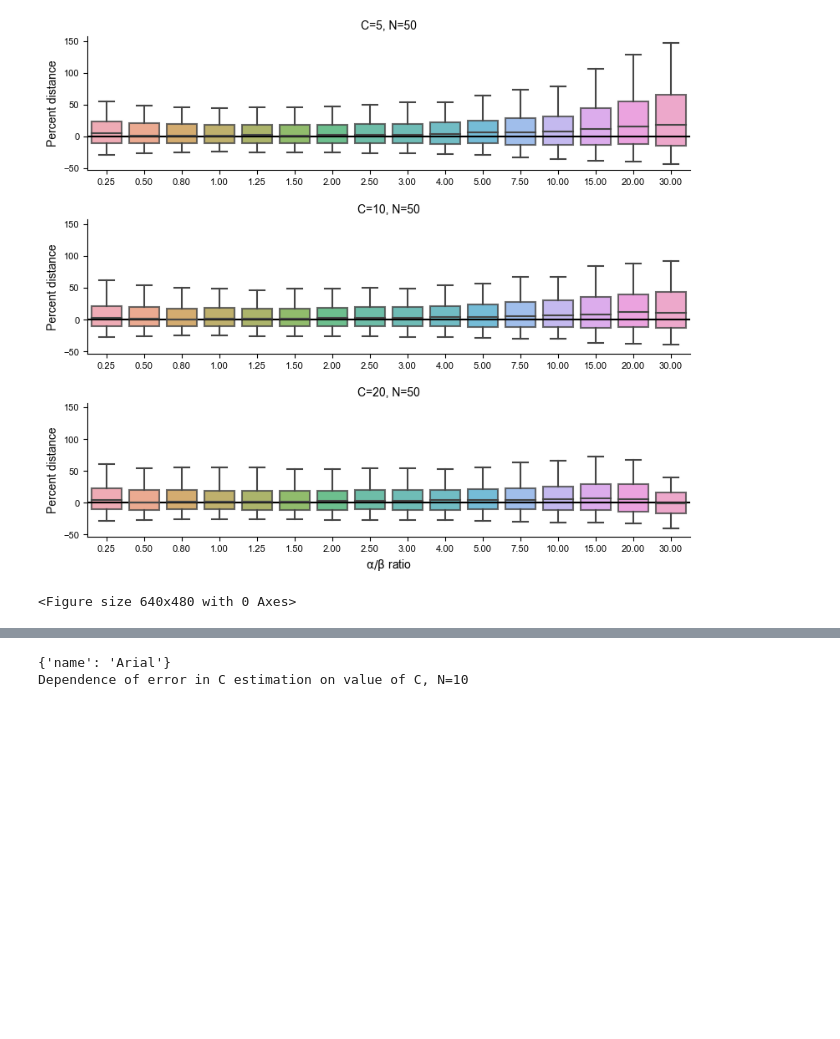
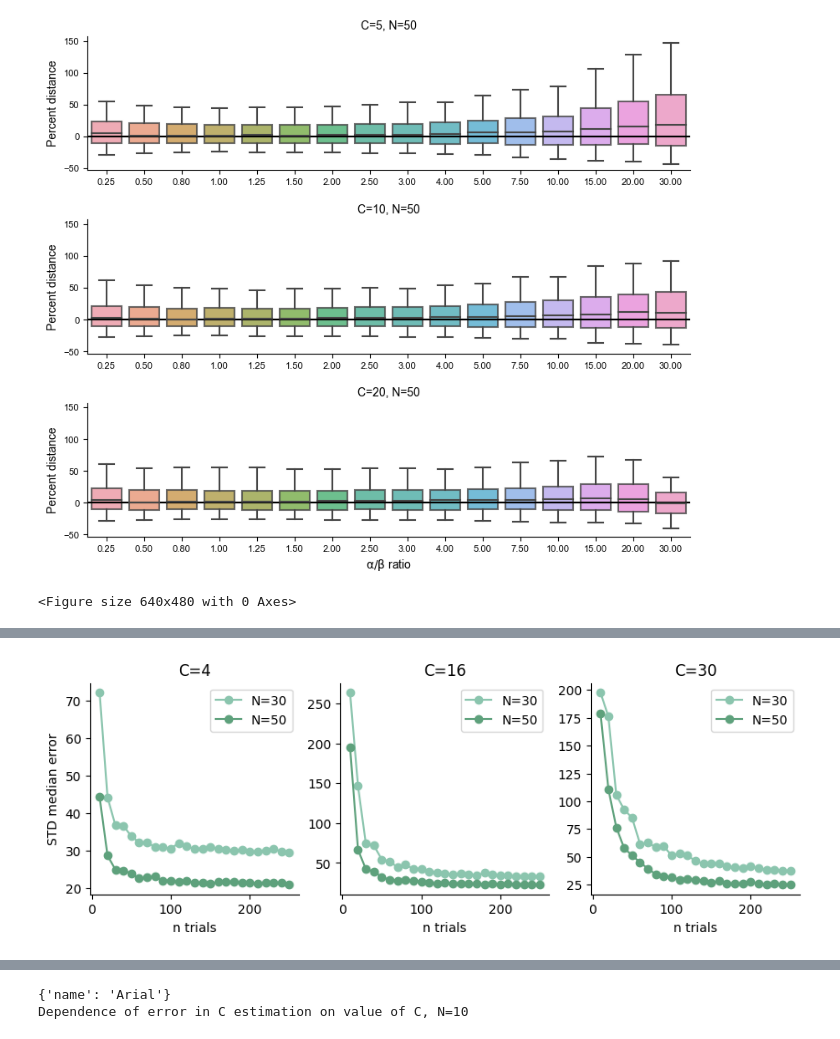
Before and after one commit to jankaWIS/reliability-paper, a Jupyter notebook: Figures/Figures_SI-CanD.ipynb, the cells around one changed output, grey strips where cells are left out. Saved outputs shown, nothing was run; the diff lists cells and outputs as text; code cells hidden in the pictures; blank space fills up the shorter version.

Commit message:
add new figures to SI
add SI fig with curves of SD for percent error, add percent error checks (answer to reviewer),

```diff
--- a/Figures/Figures_SI-CanD.ipynb
+++ b/Figures/Figures_SI-CanD.ipynb
@@ -1430,0 +1510,47 @@ sel_N = [10, 30, 40, 50, 100, 200]
+# %%
+ns = df_median_all["total_n_trials"].unique()
+Ns = df_median_all["N"].unique()
+
+# C_selection = [4, 9, 16, 24, 30, 40]
+C_selection = [4, 16, 30]
+# select Ns that we want to use
+sel_N = [30, 50]
+
+colours_std_curves = sns.cubehelix_palette(start=1.8, n_colors=10, rot=0.2)
+
+# create matrices
+arr_median = np.zeros((len(C_selection), df_median_all["N"].unique().size, df_median_all["total_n_trials"].unique().size))
+arr_std = np.zeros((len(C_selection), df_median_all["N"].unique().size, df_median_all["total_n_trials"].unique().size))
+for j, special_C in enumerate(C_selection):
+    # recreate the error matrix
+    for i, N in enumerate(df_median_all["N"].unique()):
+        arr_median[j,i] = df_median_all.loc[(df_median_all["N"]==N)&(df_median_all["expected_C"]==special_C)].groupby(["total_n_trials"]).median().percent_error.values
+        arr_std[j,i] = df_median_all.loc[(df_median_all["N"]==N)&(df_median_all["expected_C"]==special_C)].groupby(["total_n_trials"]).median().percent_error_std.values
+
+
+# fig, axs = plt.subplots(2,3, figsize=(12,8))
+fig, axs = plt.subplots(1,3, figsize=(10,3))
+plt.subplots_adjust(hspace=0.3)
+
+for N in sel_N:
+    # get where N=50
+    i = np.argwhere(Ns==N)[0][0]
+
+    for (j, special_C), ax in zip(enumerate(C_selection), axs.flatten()):
+    #     print(special_C)
+
+        ax.plot(ns, arr_std[j,i,:], 'o-', color=colours_std_curves[i], label=f'N={N}')
+        ax.set_xlabel('n trials')
+        ax.legend()
+        if j % 3 ==0:
+            ax.set_ylabel('STD median error')
+
+        ax.set_title(f'C={special_C}')
+
+
+sns.despine()
+# plt.suptitle(f'Elbow plots for N={Ns[i]}')
+
+plt.show()
+# %% [output]
+[figure, added]
```
Also changed, not shown: parts of 17 cells of this notebook.
